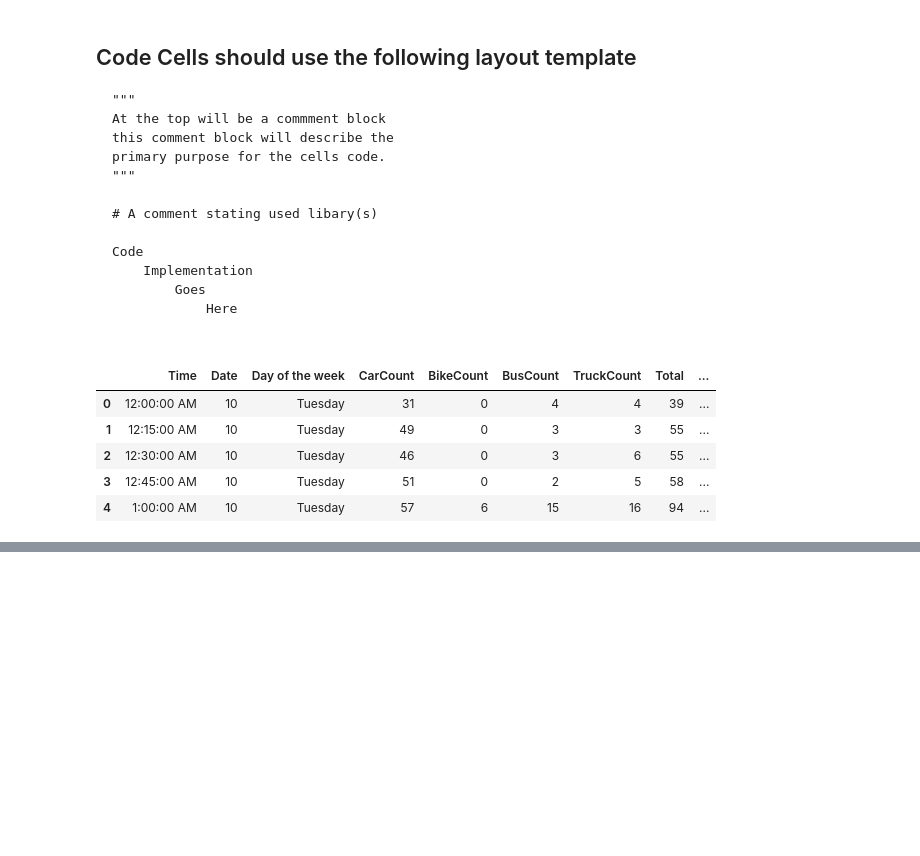
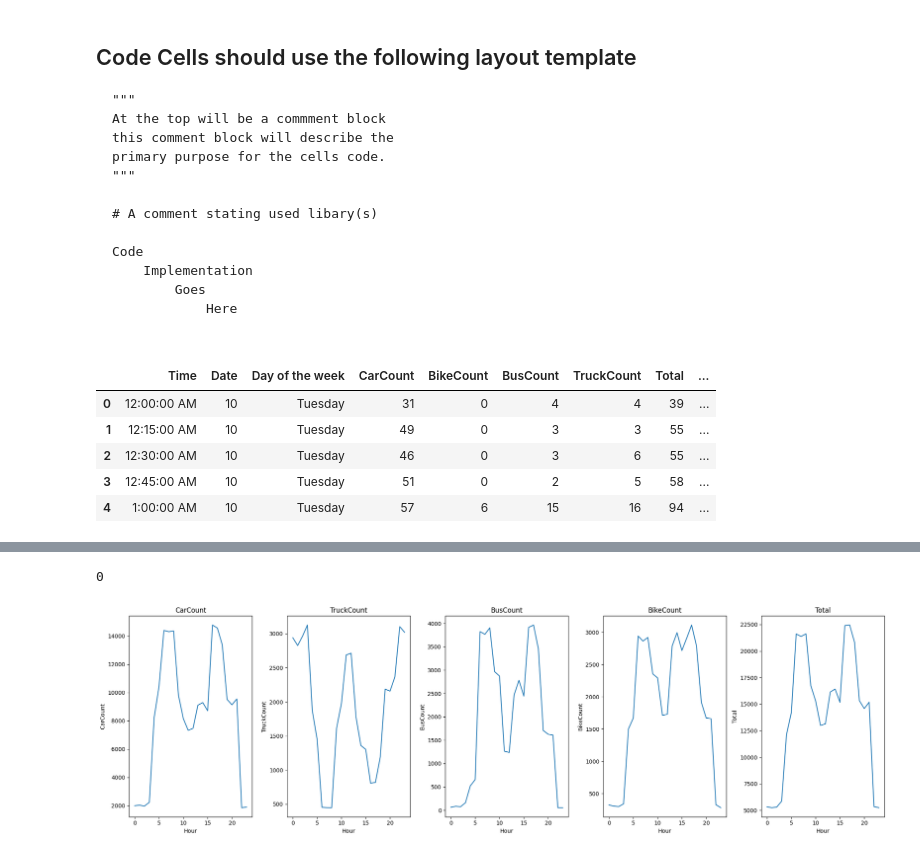
Before and after one commit to brownjordan317/CSCI-443, a Jupyter notebook: traffic_analysis/traffic_analysis.ipynb, the cells around one changed output, grey strips where cells are left out. Cells and saved outputs as stored; diff of their text form; code cells hidden in the pictures; blank space fills up the shorter version.

Commit message:
data visuaization

```diff
--- a/traffic_analysis/traffic_analysis.ipynb
+++ b/traffic_analysis/traffic_analysis.ipynb
@@ -61,0 +82,23 @@ df.head()
+# %%
+#check for duplicated and missing values
+df.duplicated().sum()
+# %% [output]
+0
+# %%
+#Dataset visualization for hourly vehicle counts
+df['Hour'] = pd.to_datetime(df["Time"], format="%I:%M:%S %p").dt.hour
+
+vehicle_columns = ["CarCount", "TruckCount", "BusCount", "BikeCount", "Total"]
+hourly_vehicle_counts = df.groupby("Hour")[vehicle_columns].sum()
+
+fig, ax = plt.subplots(1, 5, figsize=(20, 6))
+
+#create line plots for each vehicle type
+for i, column in enumerate(vehicle_columns):
+    sns.lineplot(data=hourly_vehicle_counts, x="Hour", y=column, ax=ax[i])
+    ax[i].set_title(column)
+
+plt.tight_layout()
+plt.show()
+# %% [output]
+[figure, added]
```
Also changed, not shown: parts of 2 cells of this notebook.
